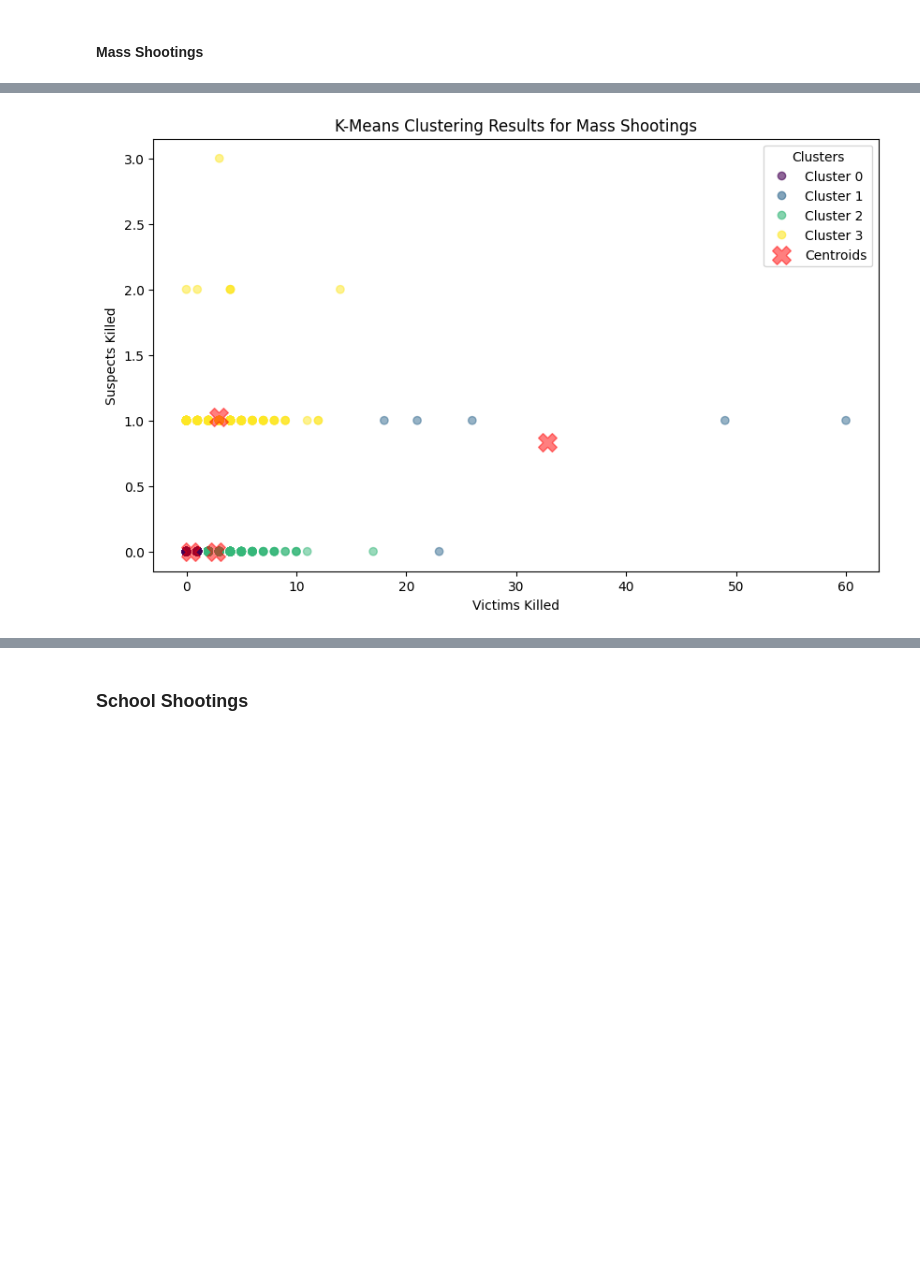
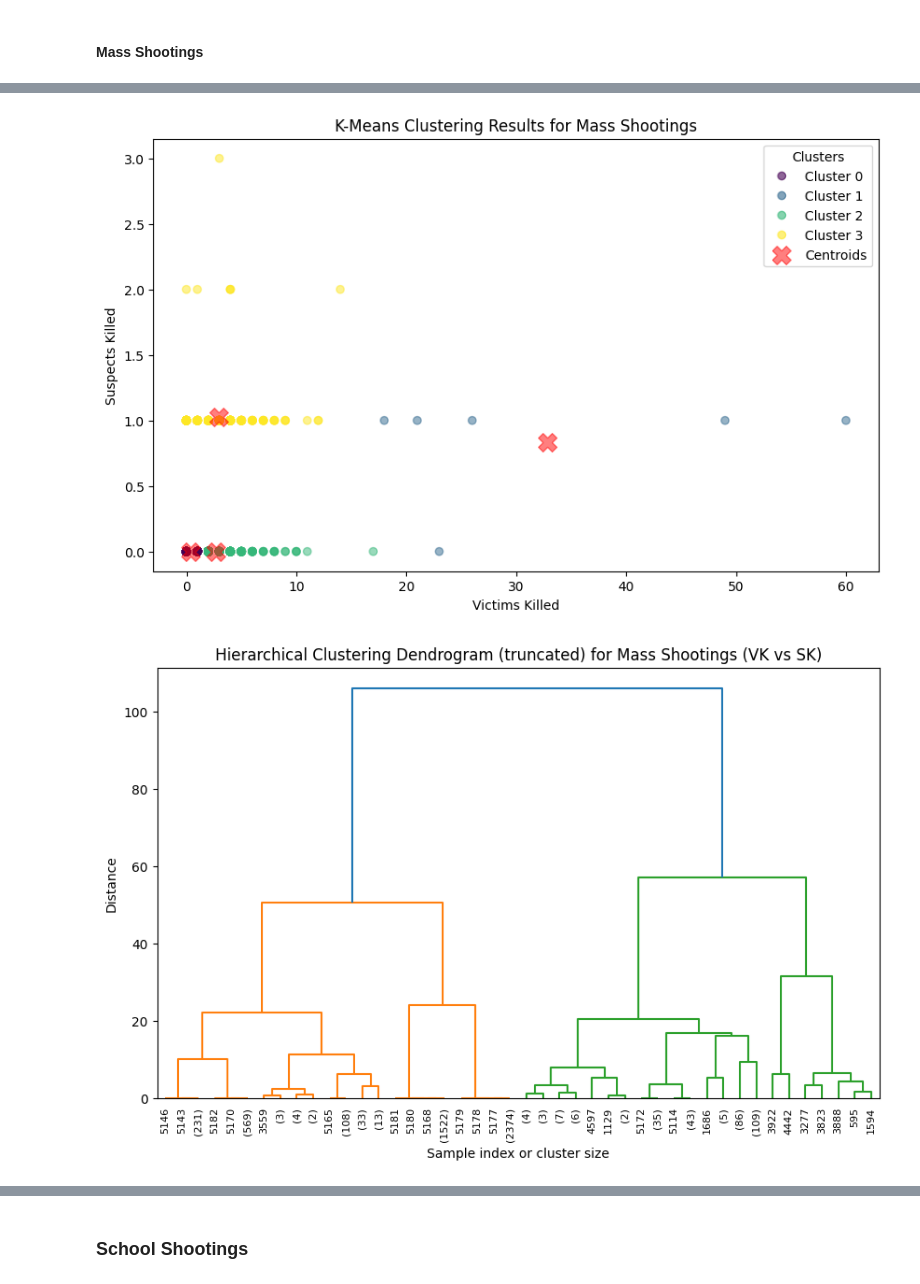
Before and after one commit to kayleedehncke/kayleedehncke_ml-github.io, a Jupyter notebook: website/data/clustering.ipynb, the cells around one changed output, grey strips where cells are left out. Drawn from its saved outputs; the diff is of its cells as text; code cells hidden in the pictures; blank space fills up the shorter version.

Commit message:
added hierarchial clustering

```diff
--- a/website/data/clustering.ipynb
+++ b/website/data/clustering.ipynb
@@ -30,33 +32,44 @@ plt.figure(figsize=(10,6))
 plt.plot(range(1, 11), inertia, marker='o')
 plt.xlabel('Number of Clusters (K)')
 plt.ylabel('Inertia')
 plt.title('Elbow Method for Optimal K')
 plt.show()
 
 optimal_k = 4 # Based on Elbow Method or domain knowledge
 kmeans = KMeans(n_clusters=optimal_k, random_state=42, n_init=10)
 kmeans.fit(scaled_data)
 df['cluster_label'] = kmeans.labels_
 
 centroids = scaler.inverse_transform(kmeans.cluster_centers_)
 
 plt.figure(figsize=(10,6))
 scatter = plt.scatter(df['Victims Killed'], df['Suspects Killed'], c=df['cluster_label'], cmap='viridis', alpha=0.5)
 centroid_scatter = plt.scatter(centroids[:, 0], centroids[:, 1], c='red', marker='X', s=200, label='Centroids', alpha=0.5)
 
 plt.xlabel('Victims Killed')
 plt.ylabel('Suspects Killed')
 plt.title('K-Means Clustering Results for Mass Shootings')
 handles, labels = scatter.legend_elements(prop="colors", alpha=0.6)
 cluster_legend = [f"Cluster {i}" for i in range(optimal_k)]
 handles.append(centroid_scatter)
 cluster_legend.append("Centroids")
 plt.legend(handles, cluster_legend, title="Clusters", loc="upper right")
 plt.savefig('../recourses/img/plots/mass_shootings_VK_SK.png')
 plt.show()
+
+# --- 3) Dendrogram (see hierarchical structure) ---
+plt.figure(figsize=(10,6))
+linked = linkage(scaled_data, method="ward")   # Ward’s method minimizes variance
+dendrogram(linked, truncate_mode="level", p=5)  # show last 5 merges
+plt.title("Hierarchical Clustering Dendrogram (truncated) for Mass Shootings (VK vs SK)")
+plt.xlabel("Sample index or cluster size")
+plt.ylabel("Distance")
+plt.savefig('../recourses/img/plots/mass_shootings_hc_VK_SK.png')
+plt.show()
 # %% [output]
 [figure]
 [figure]
+[figure, added]
 # %%
 scaled_data = scaler.fit_transform(df[['Victims Killed', 'Suspects Injured']])
 inertia = []
```
Also changed, not shown: parts of 58 cells of this notebook, 37 other files.
